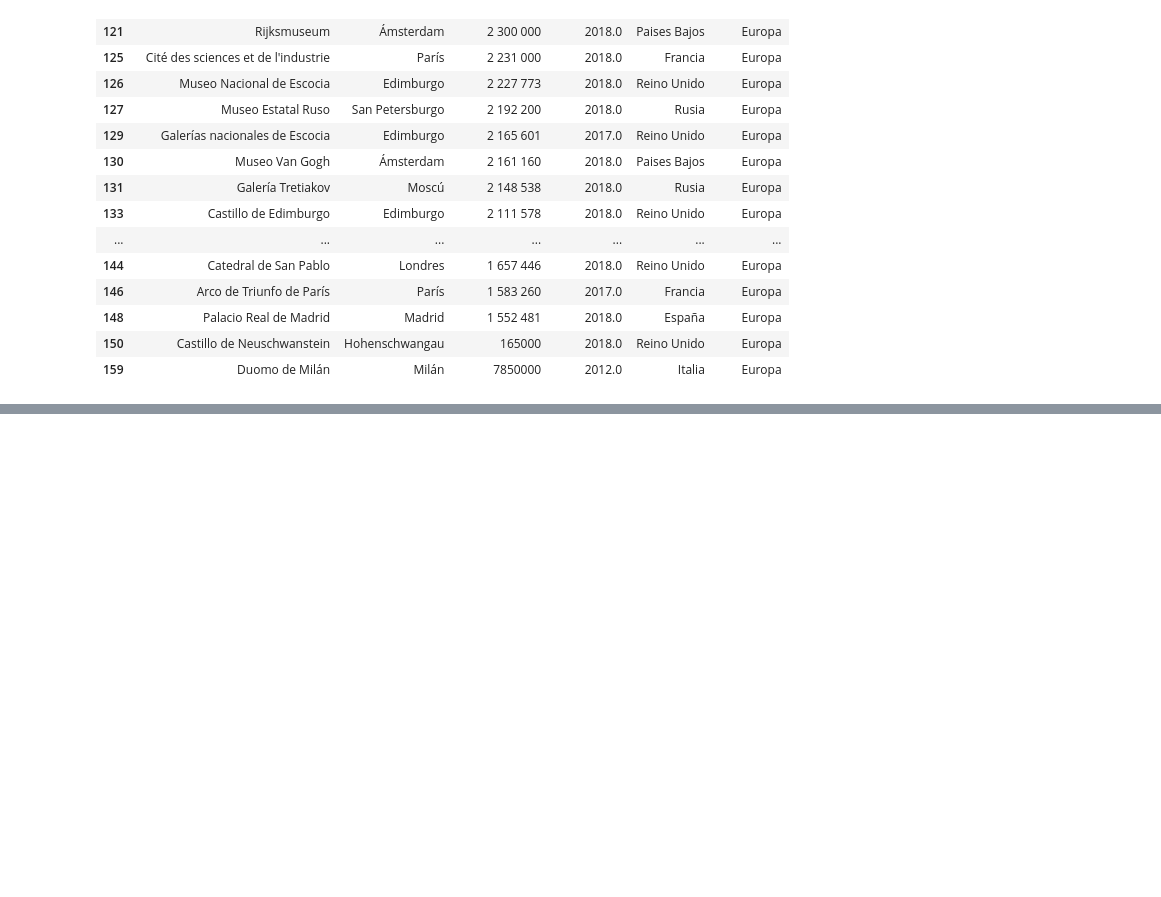
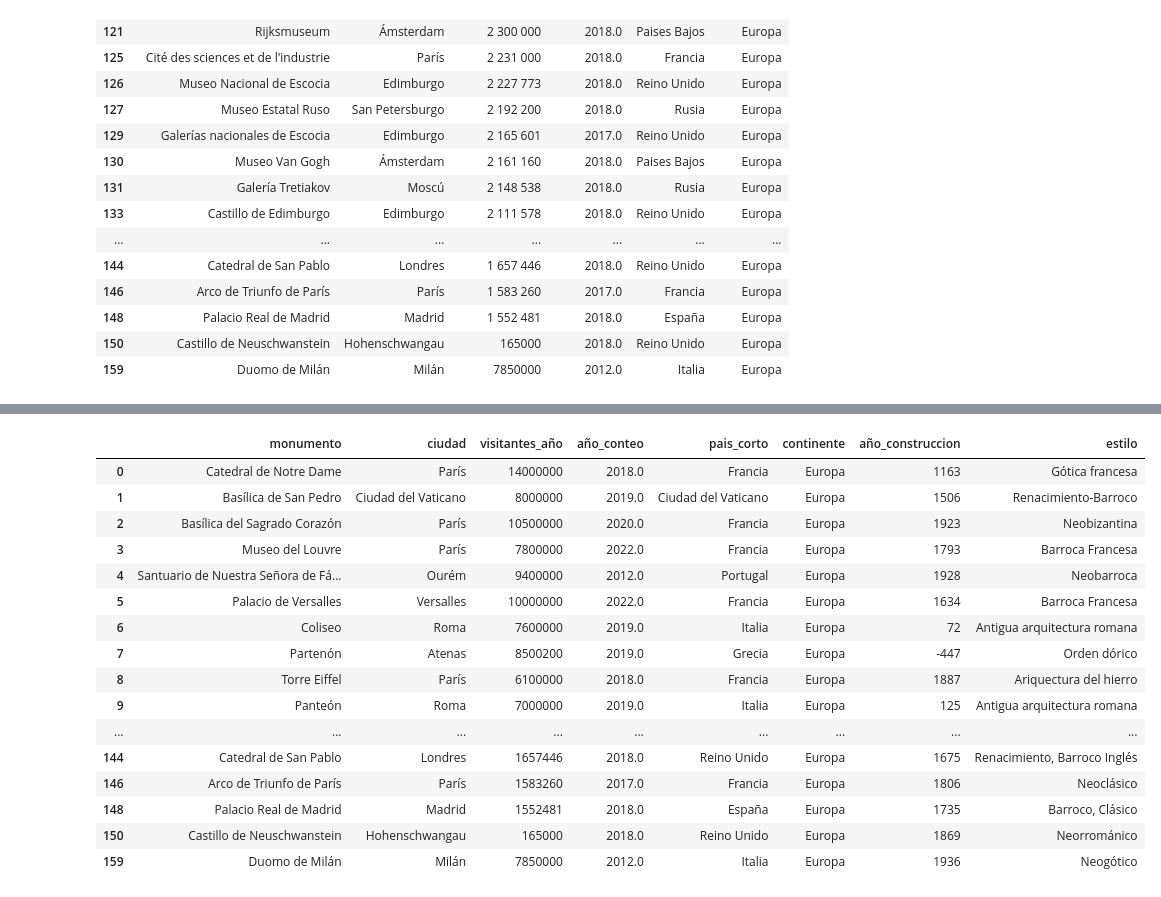
Before and after one commit to Adalab/Da-promo-c-modulo-3-sprint-2-Judith_Mina, a Jupyter notebook: europa.ipynb, the cells around one changed output, grey strips where cells are left out. Saved outputs shown, nothing was run; the diff lists cells and outputs as text; code cells hidden in the pictures; blank space fills up the shorter version.

```diff
--- a/europa.ipynb
+++ b/europa.ipynb
@@ -204,2 +230,24 @@ df_total
+# %%
+df_total.rename({'nombre':'monumento'}, axis=1, inplace=True)
+# %%
+df_total
+# %% [output]
+|  | monumento | ciudad | visitantes_año | año_conteo | pais_corto | continente | año_construccion | estilo |
+| 0 | Catedral de Notre Dame | París | 14000000 | 2018.0 | Francia | Europa | 1163 | Gótica francesa |
+| 1 | Basílica de San Pedro | Ciudad del Vaticano | 8000000 | 2019.0 | Ciudad del Vaticano | Europa | 1506 | Renacimiento-Barroco |
+| 2 | Basílica del Sagrado Corazón | París | 10500000 | 2020.0 | Francia | Europa | 1923 | Neobizantina |
+| 3 | Museo del Louvre | París | 7800000 | 2022.0 | Francia | Europa | 1793 | Barroca Francesa |
+| 4 | Santuario de Nuestra Señora de Fá... | Ourém | 9400000 | 2012.0 | Portugal | Europa | 1928 | Neobarroca |
+| 5 | Palacio de Versalles | Versalles | 10000000 | 2022.0 | Francia | Europa | 1634 | Barroca Francesa |
+| 6 | Coliseo | Roma | 7600000 | 2019.0 | Italia | Europa | 72 | Antigua arquitectura romana |
+| 7 | Partenón | Atenas | 8500200 | 2019.0 | Grecia | Europa | -447 | Orden dórico |
+| 8 | Torre Eiffel | París | 6100000 | 2018.0 | Francia | Europa | 1887 | Ariquectura del hierro |
+| 9 | Panteón | Roma | 7000000 | 2019.0 | Italia | Europa | 125 | Antigua arquitectura romana |
+| ... | ... | ... | ... | ... | ... | ... | ... | ... |
+| 144 | Catedral de San Pablo | Londres | 1657446 | 2018.0 | Reino Unido | Europa | 1675 | Renacimiento, Barroco Inglés |
+| 146 | Arco de Triunfo de París | París | 1583260 | 2017.0 | Francia | Europa | 1806 | Neoclásico |
+| 148 | Palacio Real de Madrid | Madrid | 1552481 | 2018.0 | España | Europa | 1735 | Barroco, Clásico |
+| 150 | Castillo de Neuschwanstein | Hohenschwangau | 165000 | 2018.0 | Reino Unido | Europa | 1869 | Neorrománico |
+| 159 | Duomo de Milán | Milán | 7850000 | 2012.0 | Italia | Europa | 1936 | Neogótico |
 # %%
 df_total.to_csv("monumentos_europa_3.csv")
```
Also changed, not shown: parts of 14 cells of this notebook, 1 other file.
